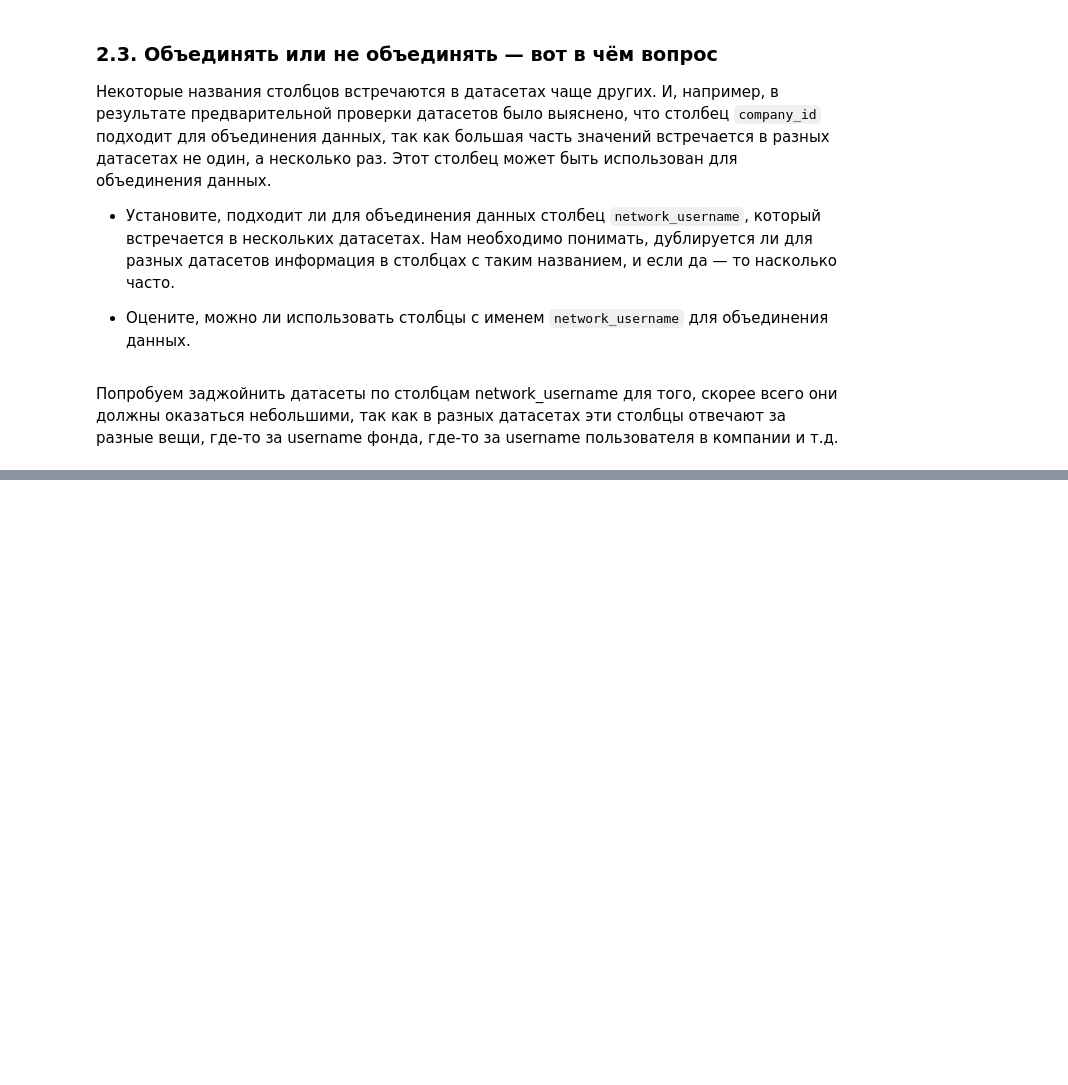
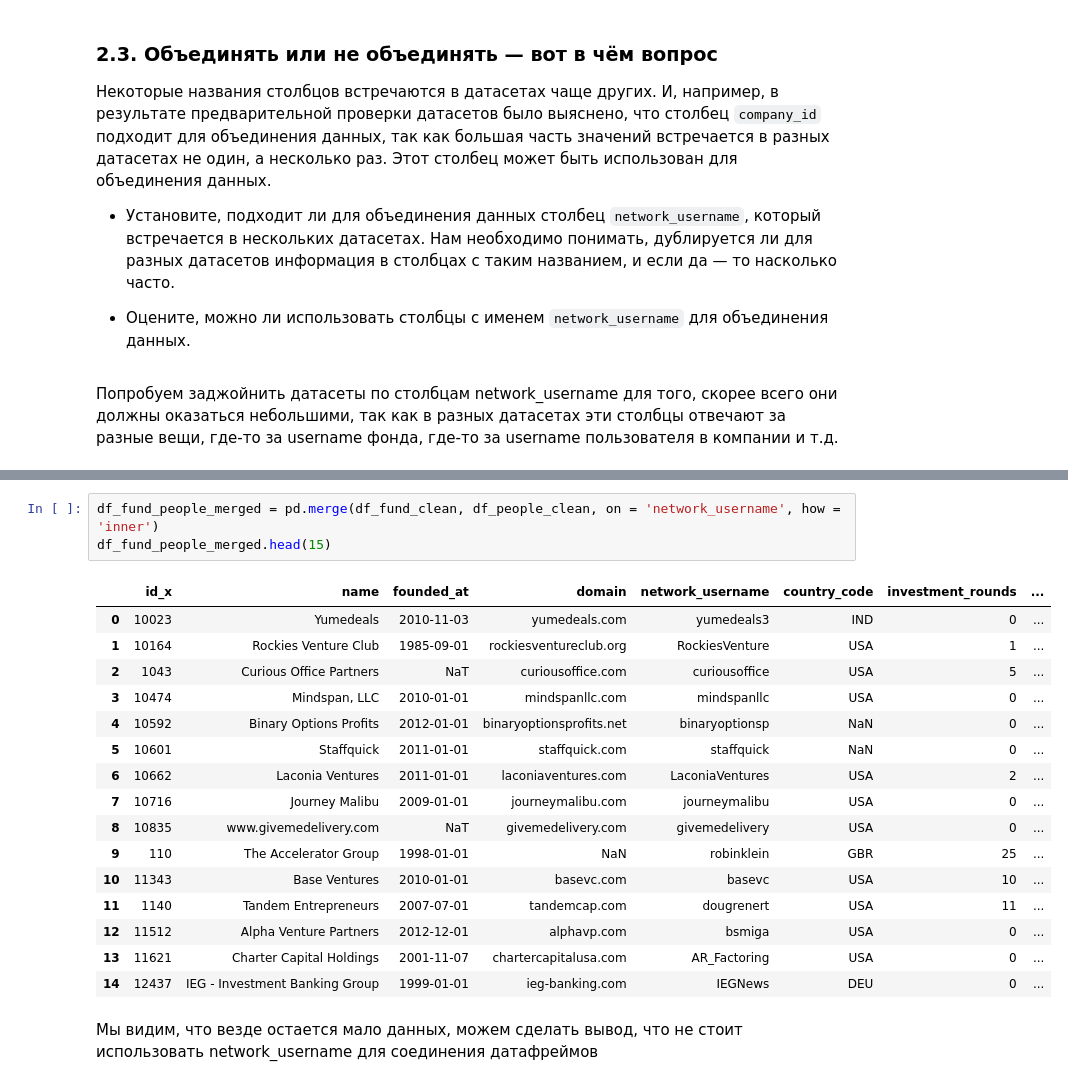
Before and after one commit to PsychoCoderrr/YPracticumProjects, a Jupyter notebook: FinalPythonProject.ipynb, the cells around one changed output, grey strips where cells are left out. Cells and saved outputs as stored; diff of their text form; blank space fills up the shorter version.

```diff
--- a/FinalPythonProject.ipynb
+++ b/FinalPythonProject.ipynb
@@ -475,0 +518,22 @@ education_summary.head()
+# %%
+df_fund_people_merged = pd.merge(df_fund_clean, df_people_clean, on = 'network_username', how = 'inner')
+df_fund_people_merged.head(15)
+# %% [output]
+|  | id_x | name | founded_at | domain | network_username | country_code | investment_rounds | ... |
+| 0 | 10023 | Yumedeals | 2010-11-03 | yumedeals.com | yumedeals3 | IND | 0 | ... |
+| 1 | 10164 | Rockies Venture Club | 1985-09-01 | rockiesventureclub.org | RockiesVenture | USA | 1 | ... |
+| 2 | 1043 | Curious Office Partners | NaT | curiousoffice.com | curiousoffice | USA | 5 | ... |
+| 3 | 10474 | Mindspan, LLC | 2010-01-01 | mindspanllc.com | mindspanllc | USA | 0 | ... |
+| 4 | 10592 | Binary Options Profits | 2012-01-01 | binaryoptionsprofits.net | binaryoptionsp | NaN | 0 | ... |
+| 5 | 10601 | Staffquick | 2011-01-01 | staffquick.com | staffquick | NaN | 0 | ... |
+| 6 | 10662 | Laconia Ventures | 2011-01-01 | laconiaventures.com | LaconiaVentures | USA | 2 | ... |
+| 7 | 10716 | Journey Malibu | 2009-01-01 | journeymalibu.com | journeymalibu | USA | 0 | ... |
+| 8 | 10835 | www.givemedelivery.com | NaT | givemedelivery.com | givemedelivery | USA | 0 | ... |
+| 9 | 110 | The Accelerator Group | 1998-01-01 | NaN | robinklein | GBR | 25 | ... |
+| 10 | 11343 | Base Ventures | 2010-01-01 | basevc.com | basevc | USA | 10 | ... |
+| 11 | 1140 | Tandem Entrepreneurs | 2007-07-01 | tandemcap.com | dougrenert | USA | 11 | ... |
+| 12 | 11512 | Alpha Venture Partners | 2012-12-01 | alphavp.com | bsmiga | USA | 0 | ... |
+| 13 | 11621 | Charter Capital Holdings | 2001-11-07 | chartercapitalusa.com | AR_Factoring | USA | 0 | ... |
+| 14 | 12437 | IEG - Investment Banking Group | 1999-01-01 | ieg-banking.com | IEGNews | DEU | 0 | ... |
+# %% [markdown]
+Мы видим, что везде остается мало данных, можем сделать вывод, что не стоит использовать network_username для соединения датафреймов
```
Also changed, not shown: parts of 3 cells of this notebook.
